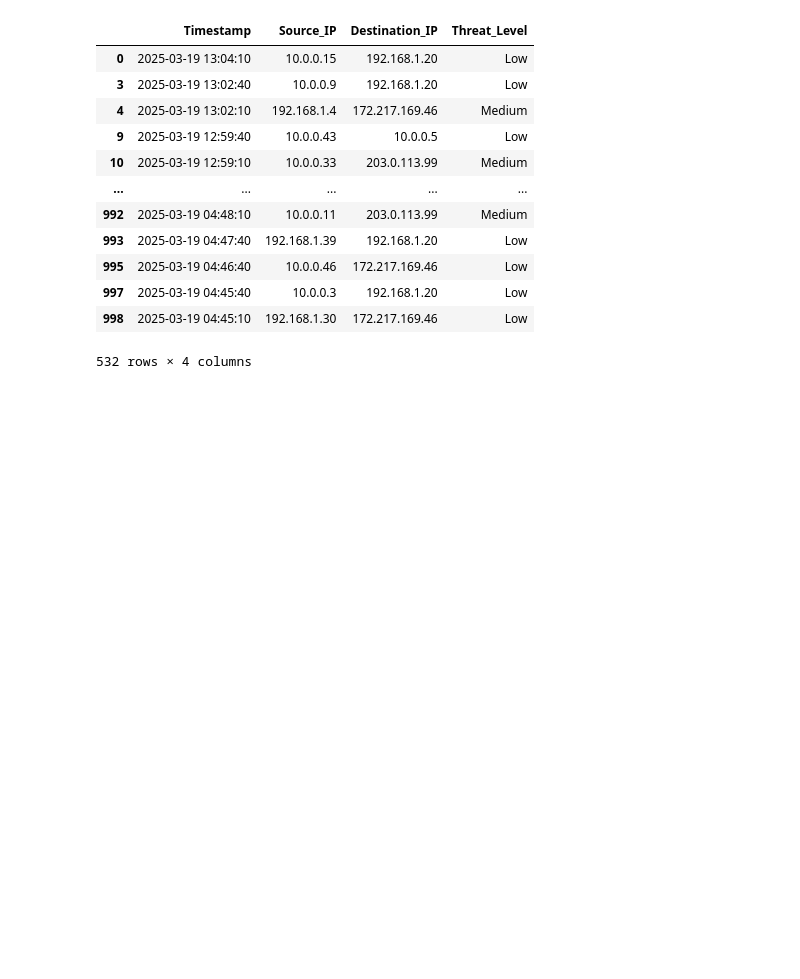
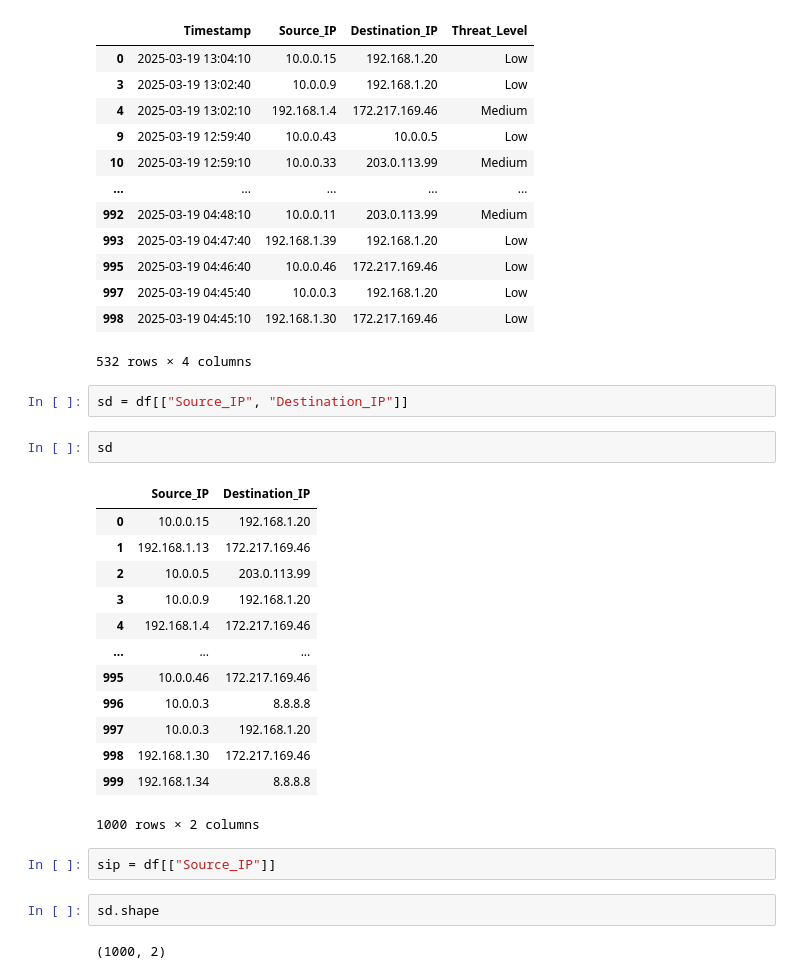
Before and after one commit to Josephineb-Holder/Network_traffic_data, a Jupyter notebook: new_network_traffic_data.ipynb, the cells around one changed output. Saved outputs shown, nothing was run; the diff lists cells and outputs as text; blank space fills up the shorter version.

```diff
--- a/new_network_traffic_data.ipynb
+++ b/new_network_traffic_data.ipynb
@@ -132,3 +133,27 @@ blocked_summary
 | 997 | 2025-03-19 04:45:40 | 10.0.0.3 | 192.168.1.20 | Low |
 | 998 | 2025-03-19 04:45:10 | 192.168.1.30 | 172.217.169.46 | Low |
 532 rows × 4 columns
+# %%
+sd = df[["Source_IP", "Destination_IP"]]
+# %%
+sd
+# %% [output]
+|  | Source_IP | Destination_IP |
+| 0 | 10.0.0.15 | 192.168.1.20 |
+| 1 | 192.168.1.13 | 172.217.169.46 |
+| 2 | 10.0.0.5 | 203.0.113.99 |
+| 3 | 10.0.0.9 | 192.168.1.20 |
+| 4 | 192.168.1.4 | 172.217.169.46 |
+| ... | ... | ... |
+| 995 | 10.0.0.46 | 172.217.169.46 |
+| 996 | 10.0.0.3 | 8.8.8.8 |
+| 997 | 10.0.0.3 | 192.168.1.20 |
+| 998 | 192.168.1.30 | 172.217.169.46 |
+| 999 | 192.168.1.34 | 8.8.8.8 |
+1000 rows × 2 columns
+# %%
+sip = df[["Source_IP"]]
+# %%
+sd.shape
+# %% [output]
+(1000, 2)
```
Also changed, not shown: parts of 11 cells of this notebook.
